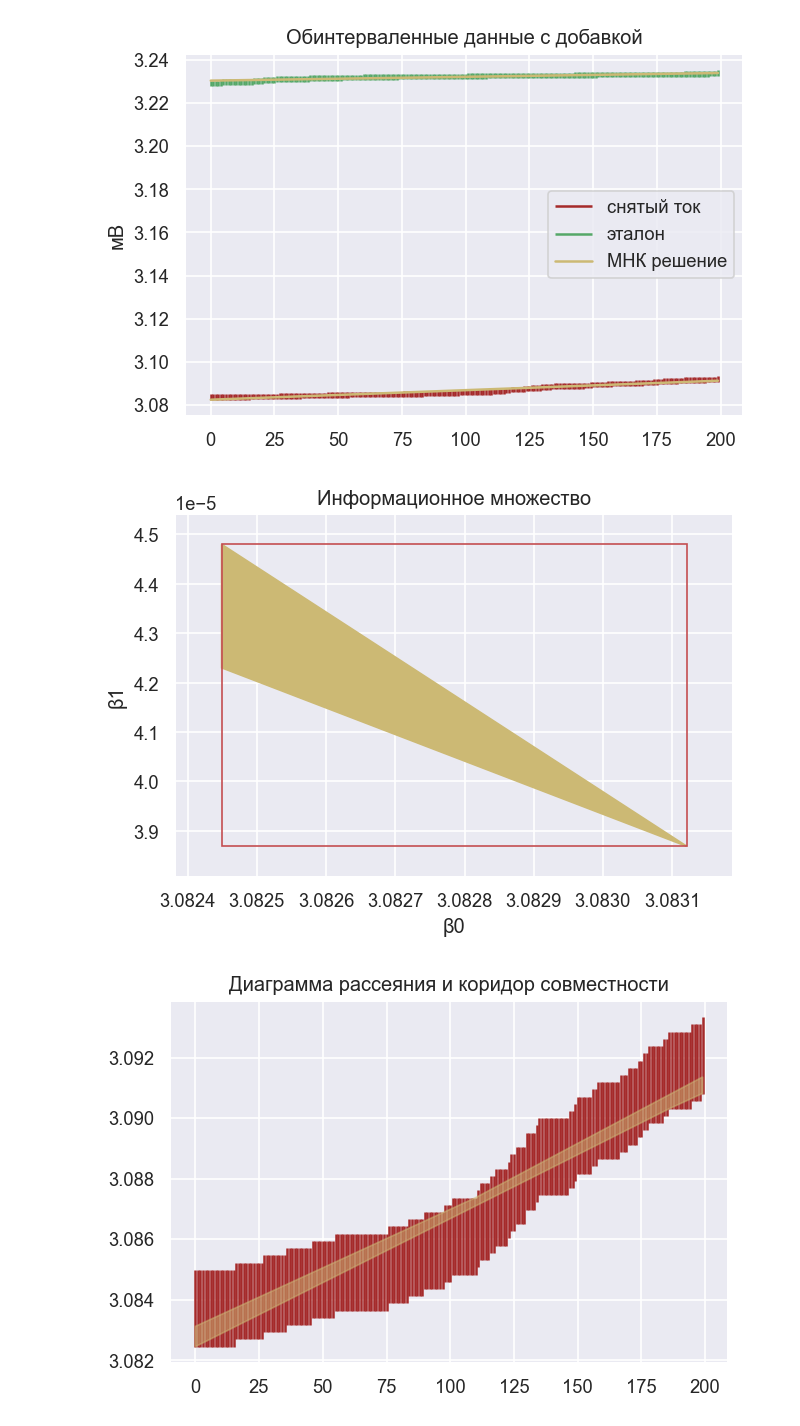
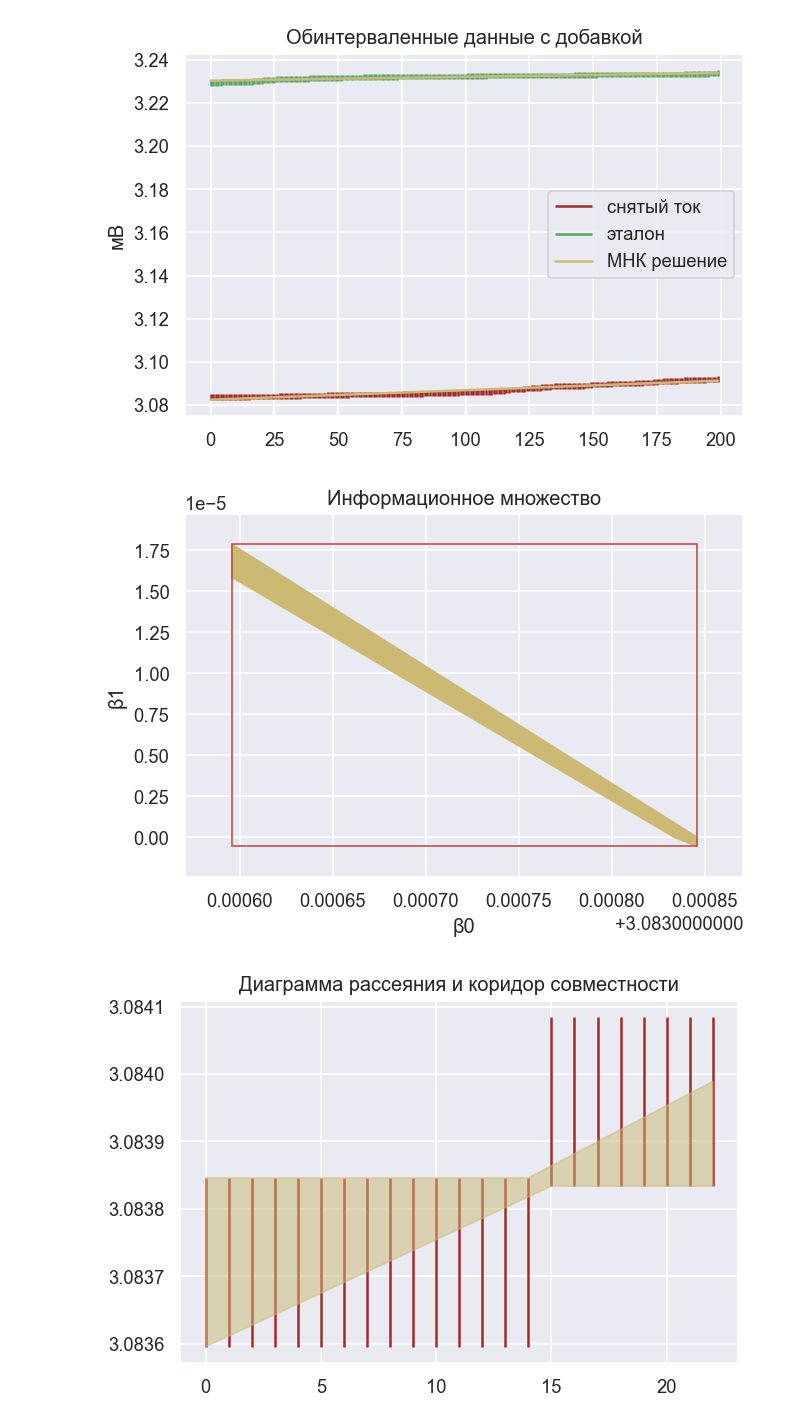
Before and after one commit to Brahialis0209/interval_analysis_spbpu, a Jupyter notebook: second/lab2.ipynb, the cells around one changed output. Drawn from its saved outputs; the diff is of its cells as text; code cells hidden in the pictures.

```diff
--- a/second/lab2.ipynb
+++ b/second/lab2.ipynb
@@ -48,11 +129,30 @@ plt.show()
 # %%
-x = np.arange(len(df1))
-A = np.vstack([x, np.ones(len(x))]).T
+x1 = np.arange(len(df1_1))
+A1 = np.vstack([x1, np.ones(len(x1))]).T
+
+x2 = np.arange(len(df1_2))
+A2 = np.vstack([x2, np.ones(len(x2))]).T
+
+x3 = np.arange(len(df1_3))
+A3 = np.vstack([x3, np.ones(len(x3))]).T
 # %%
-sol1 = lstsq(A, df1['мВ'])[0]
-sol2 = lstsq(A, df2['мВ'])[0]
+sol1_1 = lstsq(A1, df1_1['мВ'])[0]
+sol2_1 = lstsq(A1, df2_1['мВ'])[0]
 
-mnk1 = sol1[0] * x + sol1[1]
-mnk2 = sol2[0] * x + sol2[1]
+mnk1_1 = sol1_1[0] * x1 + sol1_1[1]
+mnk2_1 = sol2_1[0] * x1 + sol2_1[1]
+
+
+sol1_2 = lstsq(A2, df1_2['мВ'])[0]
+sol2_2 = lstsq(A2, df2_2['мВ'])[0]
+
+mnk1_2 = sol1_2[0] * x2 + sol1_2[1]
+mnk2_2 = sol2_2[0] * x2 + sol2_2[1]
+
+sol1_3 = lstsq(A3, df1_3['мВ'])[0]
+sol2_3 = lstsq(A3, df2_3['мВ'])[0]
+
+mnk1_3 = sol1_3[0] * x3 + sol1_3[1]
+mnk2_3 = sol2_3[0] * x3 + sol2_3[1]
 # %% [output]
 To use the future default and silence this warning we advise to pass `rcond=None`, to keep using the old, explicitly pass `rcond=-1`.
@@ -109,8 +269,14 @@ plt.show()
 # %% [output]
 [figure]
 # %%
-new_rad1 = max(w1) * eps
-new_rad2 = max(w2) * eps
+new_rad1_1 = max(w1_1) * eps
+new_rad2_1 = max(w2_1) * eps
+
+new_rad1_2 = max(w1_2) * eps
+new_rad2_2 = max(w2_2) * eps
+
+new_rad1_3 = max(w1_3) * eps
+new_rad2_3 = max(w2_3) * eps
 # %%
 plt.title('Обинтерваленные данные с добавкой')
 
@@ -127,7 +293,7 @@ plt.show()
 # %% [output]
 [figure]
 # %%
-def get_info(data, rad):
+def get_info(data, rad, x):
     bt = []
     for b in tqdm(np.arange(data[0] - rad, data[0] + rad, 1e-6)):
         for i in range(1, len(data)):
@@ -189,7 +355,7 @@ def get_info(data, rad):
 
     return bt
 # %%
-bt1 = get_info(df1['мВ'].tolist(), new_rad1)
+bt1_1 = get_info(df1_1['мВ'].tolist(), new_rad1_1, x1)
 # %% [output]
-[figure, old version]
+[figure, new version]
-[figure, old version]
+[figure, new version]
```
Also changed, not shown: parts of 41 cells of this notebook, 56 other files.
